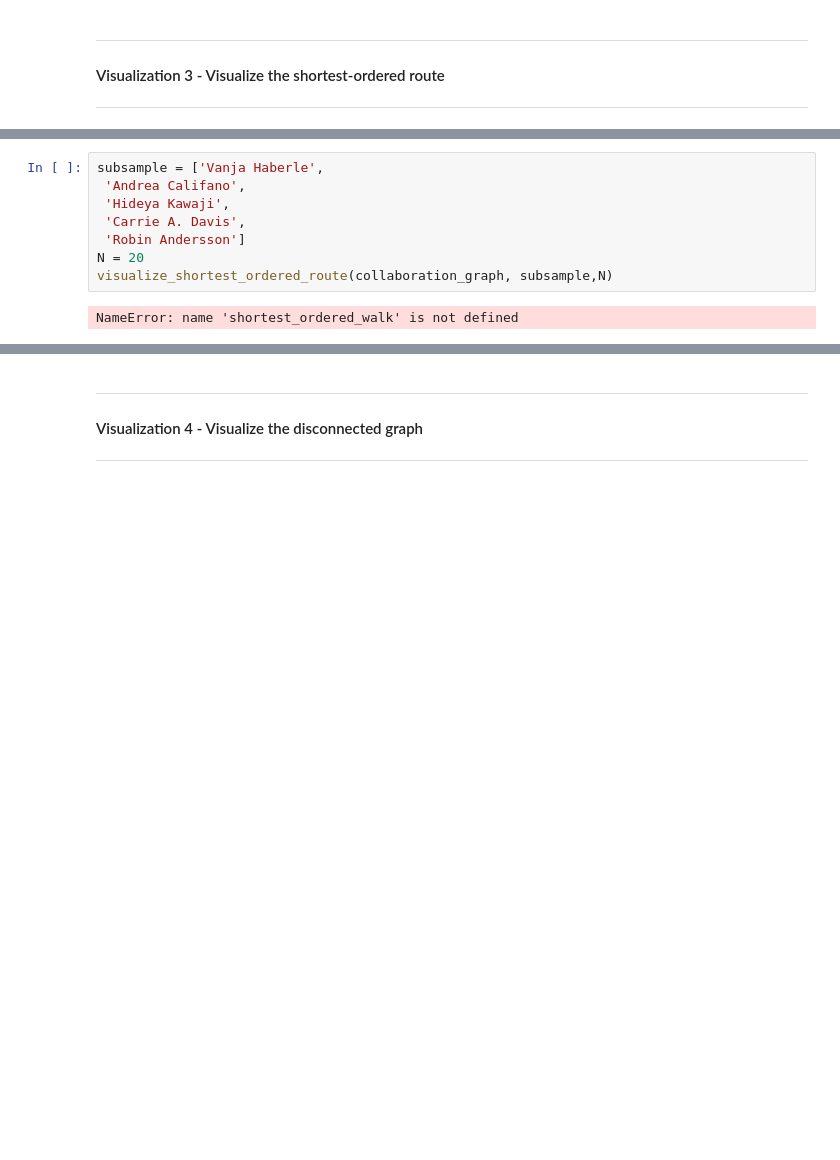
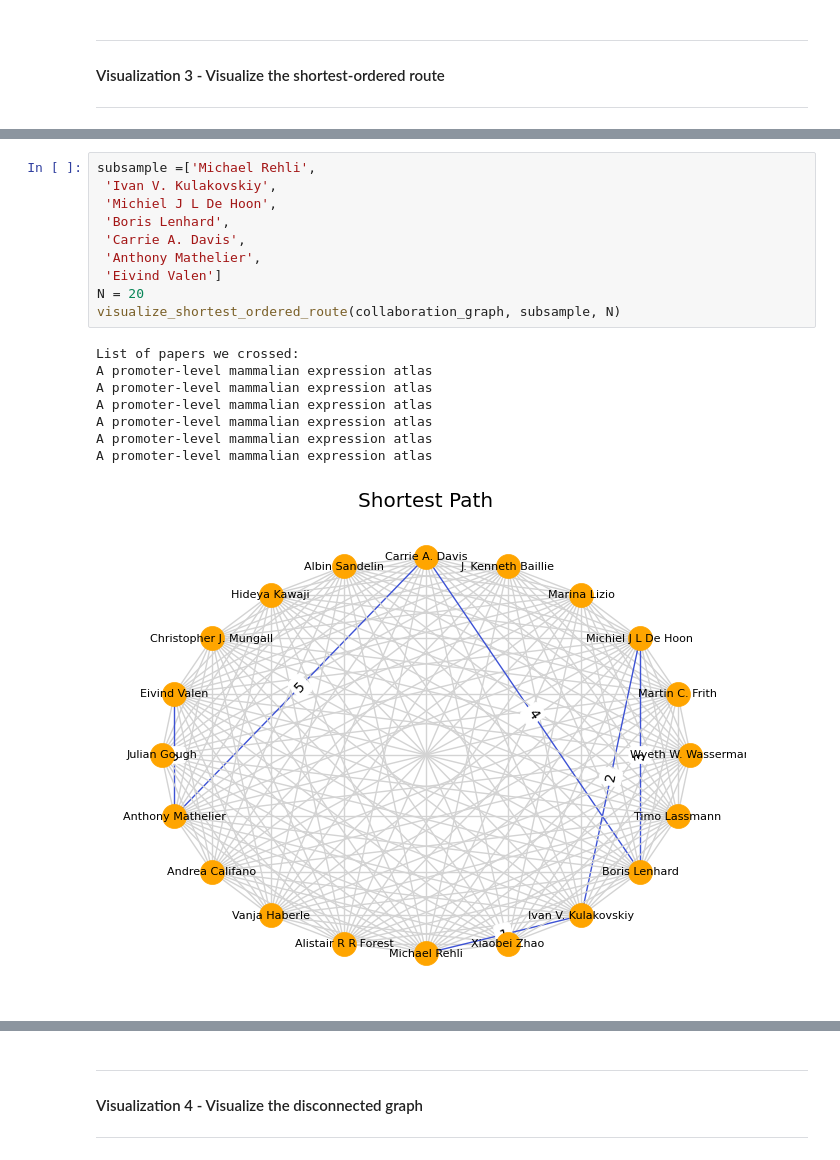
Before and after one commit to ahmadsaaddm/ADM-HW5, a Jupyter notebook: main.ipynb, the cells around one changed output, grey strips where cells are left out. Saved outputs shown, nothing was run; the diff lists cells and outputs as text; blank space fills up the shorter version.

```diff
--- a/main.ipynb
+++ b/main.ipynb
@@ -873,12 +874,21 @@ def visualize_shortest_ordered_route(graph,subsample,N):
     nx.draw_networkx_edge_labels(graph_auth, pos=pos, edge_labels=edge_labels)
     plt.show()
 # %%
-subsample = ['Vanja Haberle',
- 'Andrea Califano',
- 'Hideya Kawaji',
+subsample =['Michael Rehli',
+ 'Ivan V. Kulakovskiy',
+ 'Michiel J L De Hoon',
+ 'Boris Lenhard',
  'Carrie A. Davis',
- 'Robin Andersson']
+ 'Anthony Mathelier',
+ 'Eivind Valen']
 N = 20
-visualize_shortest_ordered_route(collaboration_graph, subsample,N)
+visualize_shortest_ordered_route(collaboration_graph, subsample, N)
 # %% [output]
-NameError: name 'shortest_ordered_walk' is not defined
+List of papers we crossed:
+A promoter-level mammalian expression atlas
+A promoter-level mammalian expression atlas
+A promoter-level mammalian expression atlas
+A promoter-level mammalian expression atlas
+A promoter-level mammalian expression atlas
+A promoter-level mammalian expression atlas
+[figure, added]
```
Also changed, not shown: parts of 18 cells of this notebook.
